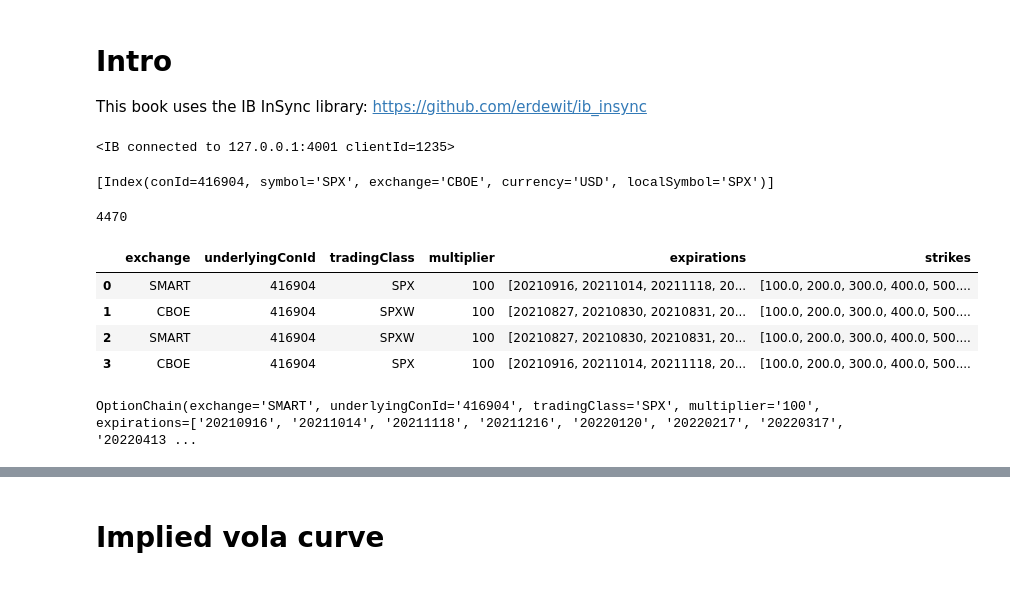
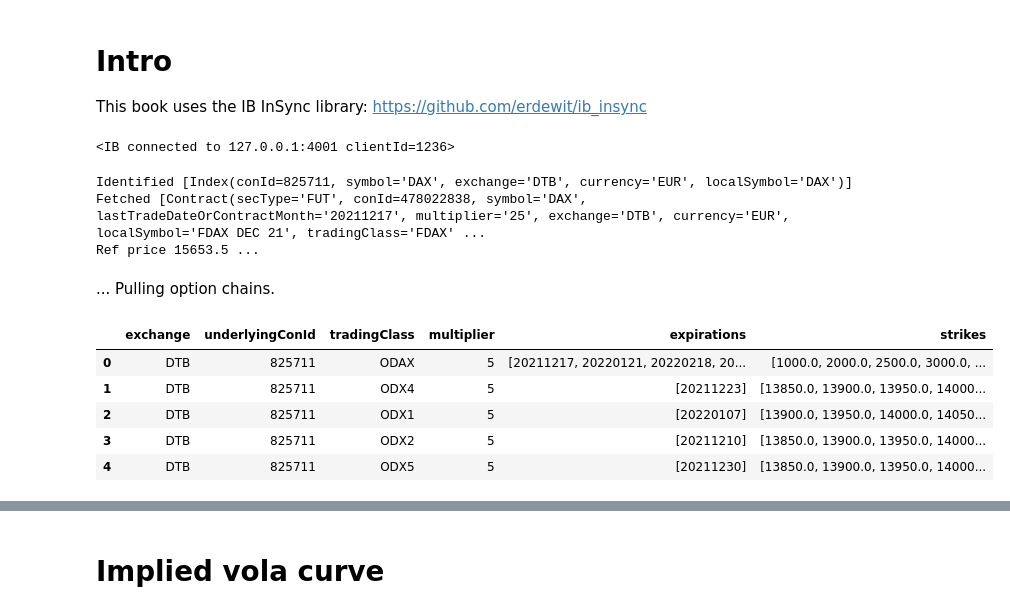
Before and after one commit to activequant/optionstrading101, a Jupyter notebook: book1.ipynb, the cells around one changed output, grey strips where cells are left out. Cells and saved outputs as stored; diff of their text form; code cells hidden in the pictures.

```diff
--- a/book1.ipynb
+++ b/book1.ipynb
@@ -6,42 +6,55 @@ This book uses the IB InSync library:  https://github.com/erdewit/ib_insync
 from ib_insync import *
 import math
 import pandas as pd
+import math
+from datetime import datetime, date, timedelta
+import time
+from collections import deque
+from contracts_defs import *
+
 util.startLoop()
 
 ib = IB()
-ib.connect('127.0.0.1', 4001, clientId=1235)
+
+ib.connect('127.0.0.1', 4001, clientId=1236)
 # %% [output]
-<IB connected to 127.0.0.1:4001 clientId=1235>
+<IB connected to 127.0.0.1:4001 clientId=1236>
 # %%
-spx = Index('SPX', 'CBOE')
-ib.qualifyContracts(spx)
+underlying = Dax().underlying
+contracts = ib.qualifyContracts(underlying)
+print(f'Identified {contracts}')
+underlying = contracts[0] # using first contract
+
+ib.reqMarketDataType(4)
+
+price_sources = ib.qualifyContracts(Dax().price_source)
+print(f'Fetched {price_sources} price sources.')
+price_source = price_sources[0]
+
+
+[ticker] = ib.reqTickers(price_source)
+ref_price = ticker.marketPrice()
+ul_value = ref_price
+print(f'Ref price {ref_price} ... ')
 # %% [output]
-[Index(conId=416904, symbol='SPX', exchange='CBOE', currency='USD', localSymbol='SPX')]
+Identified [Index(conId=825711, symbol='DAX', exchange='DTB', currency='EUR', localSymbol='DAX')]
+Fetched [Contract(secType='FUT', conId=478022838, symbol='DAX', lastTradeDateOrContractMonth='20211217', multiplier='25', exchange='DTB', currency='EUR', localSymbol='FDAX DEC 21', tradingClass='FDAX' ...
+Ref price 15653.5 ...
-# %%
-import math
-ib.reqMarketDataType(4)
-[ticker] = ib.reqTickers(spx)
-spxValue = ticker.marketPrice()
-
-
-if math.isnan(spxValue):
-    spxValue = 4470
-
-spxValue
-# %% [output]
-4470
+# %% [markdown]
+... Pulling option chains.
 # %%
-chains = ib.reqSecDefOptParams(spx.symbol, '', spx.secType, spx.conId)
+
+# request option chains ...
+chains = ib.reqSecDefOptParams(underlying.symbol, '', underlying.secType, underlying.conId)
+# formatting for data frame ..
 df_chains = util.df(chains)
 df_chains
+#print('original:')
+#print(chains)
 # %% [output]
 |  | exchange | underlyingConId | tradingClass | multiplier | expirations | strikes |
-| 0 | SMART | 416904 | SPX | 100 | [20210916, 20211014, 20211118, 20... | [100.0, 200.0, 300.0, 400.0, 500.... |
-| 1 | CBOE | 416904 | SPXW | 100 | [20210827, 20210830, 20210831, 20... | [100.0, 200.0, 300.0, 400.0, 500.... |
-| 2 | SMART | 416904 | SPXW | 100 | [20210827, 20210830, 20210831, 20... | [100.0, 200.0, 300.0, 400.0, 500.... |
-| 3 | CBOE | 416904 | SPX | 100 | [20210916, 20211014, 20211118, 20... | [100.0, 200.0, 300.0, 400.0, 500.... |
+| 0 | DTB | 825711 | ODAX | 5 | [20211217, 20220121, 20220218, 20... | [1000.0, 2000.0, 2500.0, 3000.0, ... |
+| 1 | DTB | 825711 | ODX4 | 5 | [20211223] | [13850.0, 13900.0, 13950.0, 14000... |
+| 2 | DTB | 825711 | ODX1 | 5 | [20220107] | [13900.0, 13950.0, 14000.0, 14050... |
+| 3 | DTB | 825711 | ODX2 | 5 | [20211210] | [13850.0, 13900.0, 13950.0, 14000... |
+| 4 | DTB | 825711 | ODX5 | 5 | [20211230] | [13850.0, 13900.0, 13950.0, 14000... |
-# %%
-chain = next(c for c in chains if c.tradingClass == 'SPX' and c.exchange == 'CBOE')
-chain
-# %% [output]
-OptionChain(exchange='SMART', underlyingConId='416904', tradingClass='SPX', multiplier='100', expirations=['20210916', '20211014', '20211118', '20211216', '20220120', '20220217', '20220317', '20220413 ...
```
Also changed, not shown: parts of 13 cells of this notebook, 1 other file.
